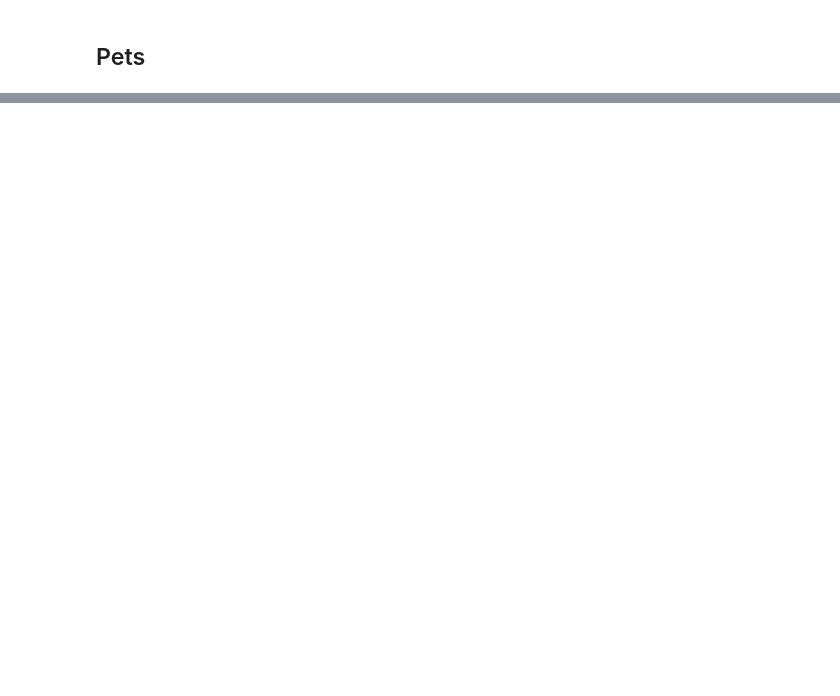
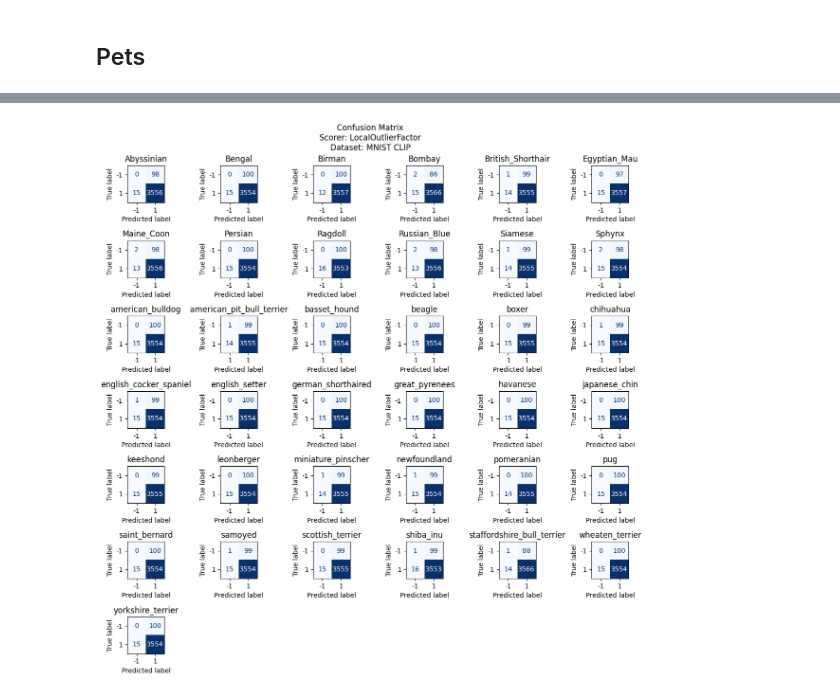
Before and after one commit to richardmillson/robust-classification, a Jupyter notebook: experiments.ipynb, the cells around one changed output, grey strips where cells are left out. Saved outputs shown, nothing was run; the diff lists cells and outputs as text; code cells hidden in the pictures; blank space fills up the shorter version.

Commit message:
Generate plots for LOF on pets data

```diff
--- a/experiments.ipynb
+++ b/experiments.ipynb
@@ -251,0 +264,12 @@ models
+# %%
+train_mask = df["split"] == "train"
+test_mask = df["split"] == "test"
+X_train = np.array(df.loc[train_mask, "clip_norm"].tolist())
+X_test = np.array(df.loc[test_mask, "clip_norm"].tolist())
+y_train = df.loc[train_mask, "class"].to_numpy()
+y_test = df.loc[test_mask, "class"].to_numpy()
+# %%
+classifier = KNeighborsClassifier(n_neighbors=15)
+classifier.fit(X_train, y_train)
+y_pred = classifier.predict(X_test)
+accuracy_score(y_test, y_pred)
@@ -251,0 +278,5 @@ models
+# %%
+scorer = LocalOutlierFactor(n_neighbors=15, novelty=True)
+scorer.fit(X_train)
+decision_pred = scorer.predict(X_test)
+accuracy_score(np.ones(decision_pred.size), decision_pred)
@@ -251,0 +285,5 @@ models
+# %%
+classifier = KNeighborsClassifier(n_neighbors=15)
+scorer = LocalOutlierFactor(n_neighbors=15, novelty=True)
+models = train_test_with_class_holdout(X_train, y_train, X_test, y_test,
+                                       classifier, scorer)
@@ -251,0 +357,9 @@ models
+# %%
+multi_model_plot(
+    models,
+    plot_confusion_matrix,
+    plot_name="Confusion Matrix",
+    data_name="MNIST CLIP",
+)
+# %% [output]
+[figure, added]
```
Also changed, not shown: parts of 14 cells of this notebook.
